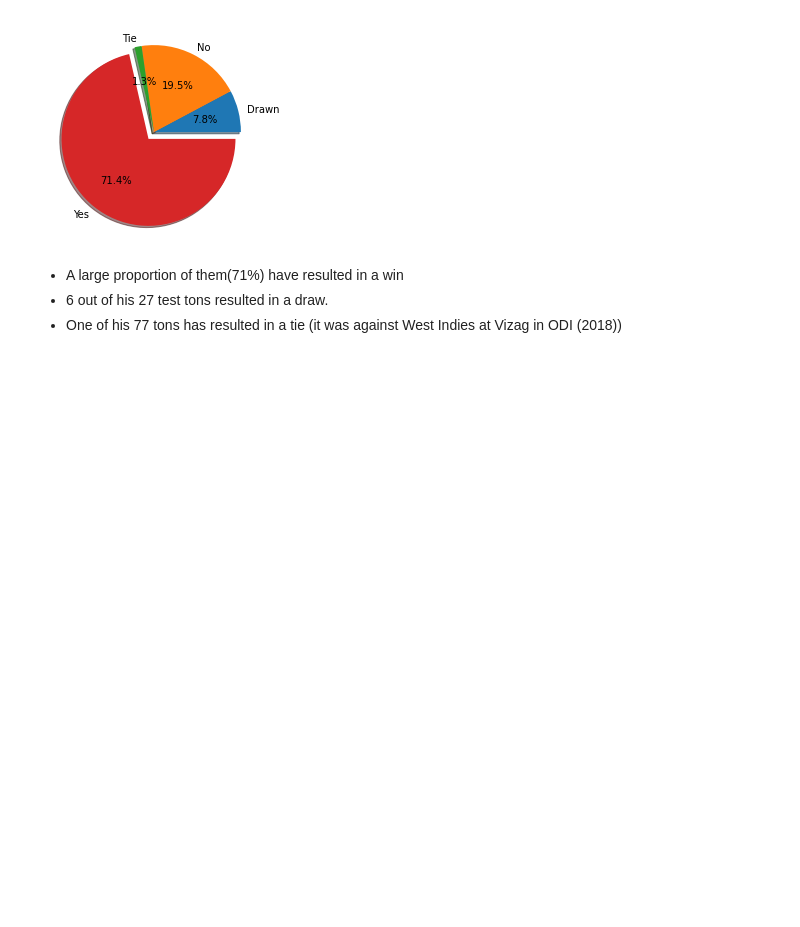
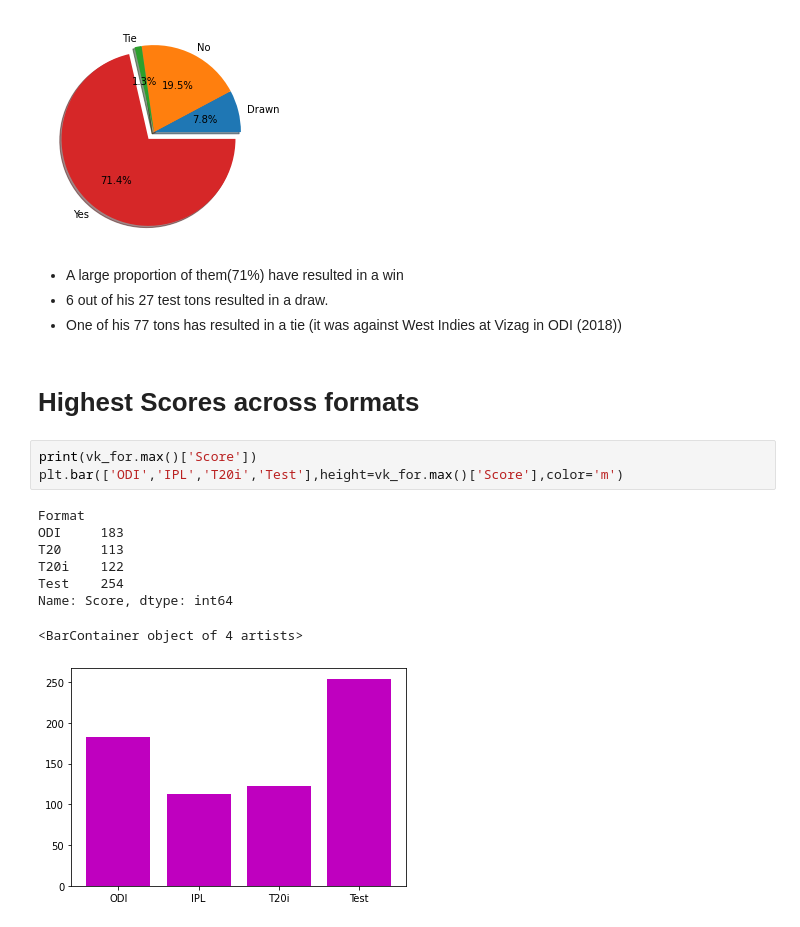
Before and after one commit to Suyashiitr/kaggle, a Jupyter notebook: virat-kohli-100s-visualization.ipynb, the cells around one changed output. Saved outputs shown, nothing was run; the diff lists cells and outputs as text; blank space fills up the shorter version.

Commit message:
Kaggle Notebook | Virat Kohli 100s Visualization | Version 3

```diff
--- a/virat-kohli-100s-visualization.ipynb
+++ b/virat-kohli-100s-visualization.ipynb
@@ -283,3 +285,17 @@ Name: Number, dtype: int64
 * A large proportion of them(71%) have resulted in a win
 * 6 out of his 27 test tons resulted in a draw.
 * One of his 77 tons has resulted in a tie (it was against West Indies at Vizag in ODI (2018))
+# %% [markdown]
+# **Highest Scores across formats**
+# %%
+print(vk_for.max()['Score'])
+plt.bar(['ODI','IPL','T20i','Test'],height=vk_for.max()['Score'],color='m')
+# %% [output]
+Format
+ODI     183
+T20     113
+T20i    122
+Test    254
+Name: Score, dtype: int64
+<BarContainer object of 4 artists>
+[figure, added]
```
Also changed, not shown: parts of 9 cells of this notebook.
